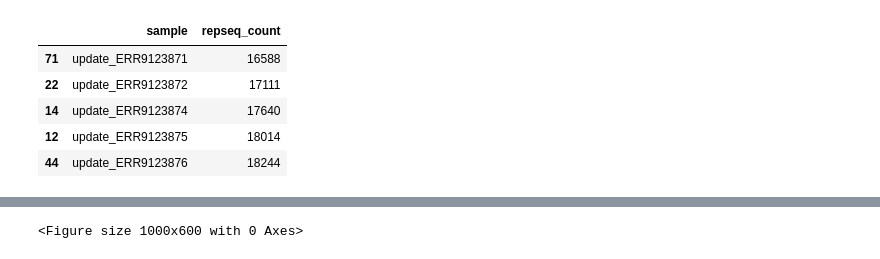
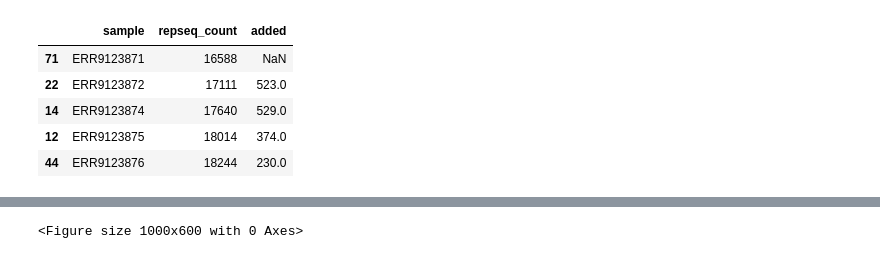
Before and after one commit to arudhir/planter, a Jupyter notebook: notebooks/repseq_stats.ipynb, the cells around one changed output, grey strips where cells are left out. Drawn from its saved outputs; the diff is of its cells as text; code cells hidden in the pictures.

```diff
--- a/notebooks/repseq_stats.ipynb
+++ b/notebooks/repseq_stats.ipynb
@@ -10,20 +14,27 @@ import matplotlib.pyplot as plt
 # %%
 repseq_dir = Path('/mnt/data2/planter_outputs/repseq')
 
 def count_lines(file_path):
     with open(file_path, 'r') as file:
         return sum(1 for _ in file)
 
 repseq_counts = {}
 for updated_reps in repseq_dir.glob('*/updated_reps.txt'):
     repseq_counts[updated_reps.parent.name] = count_lines(updated_reps)
 
-repseq_counts_df = pd.DataFrame(list(repseq_counts.items()), columns=['sample', 'repseq_count']).sort_values(by='repseq_count')
+repseq_counts_df = (
+    pd.DataFrame(list(repseq_counts.items()), columns=['sample', 'repseq_count'])
+        .sort_values(by='repseq_count')
+        .assign(
+            added=lambda x: x['repseq_count'].diff(),
+            sample=lambda df: df['sample'].str.split('_').str[1]
+        )
+)
 repseq_counts_df.head()
 # %% [output]
-|  | sample | repseq_count |
-| 71 | update_ERR9123871 | 16588 |
-| 22 | update_ERR9123872 | 17111 |
-| 14 | update_ERR9123874 | 17640 |
-| 12 | update_ERR9123875 | 18014 |
-| 44 | update_ERR9123876 | 18244 |
+|  | sample | repseq_count | added |
+| 71 | ERR9123871 | 16588 | NaN |
+| 22 | ERR9123872 | 17111 | 523.0 |
+| 14 | ERR9123874 | 17640 | 529.0 |
+| 12 | ERR9123875 | 18014 | 374.0 |
+| 44 | ERR9123876 | 18244 | 230.0 |
```
Also changed, not shown: parts of 7 cells of this notebook, 3 other files.
